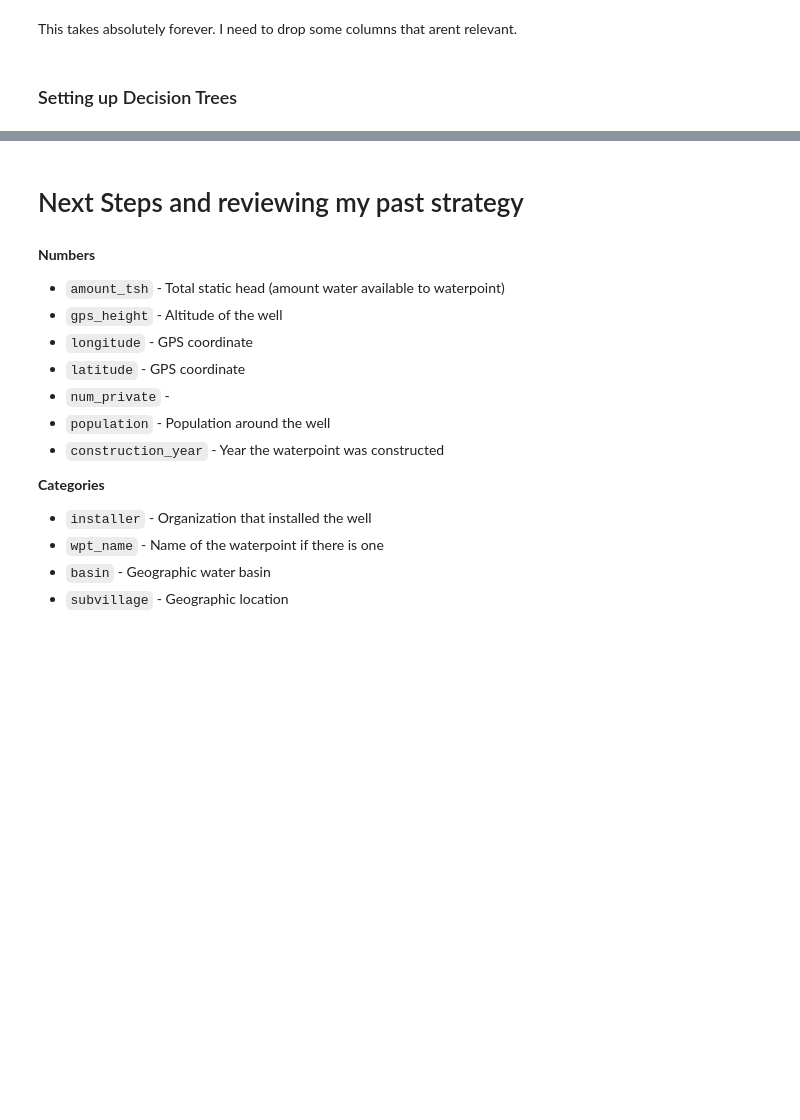
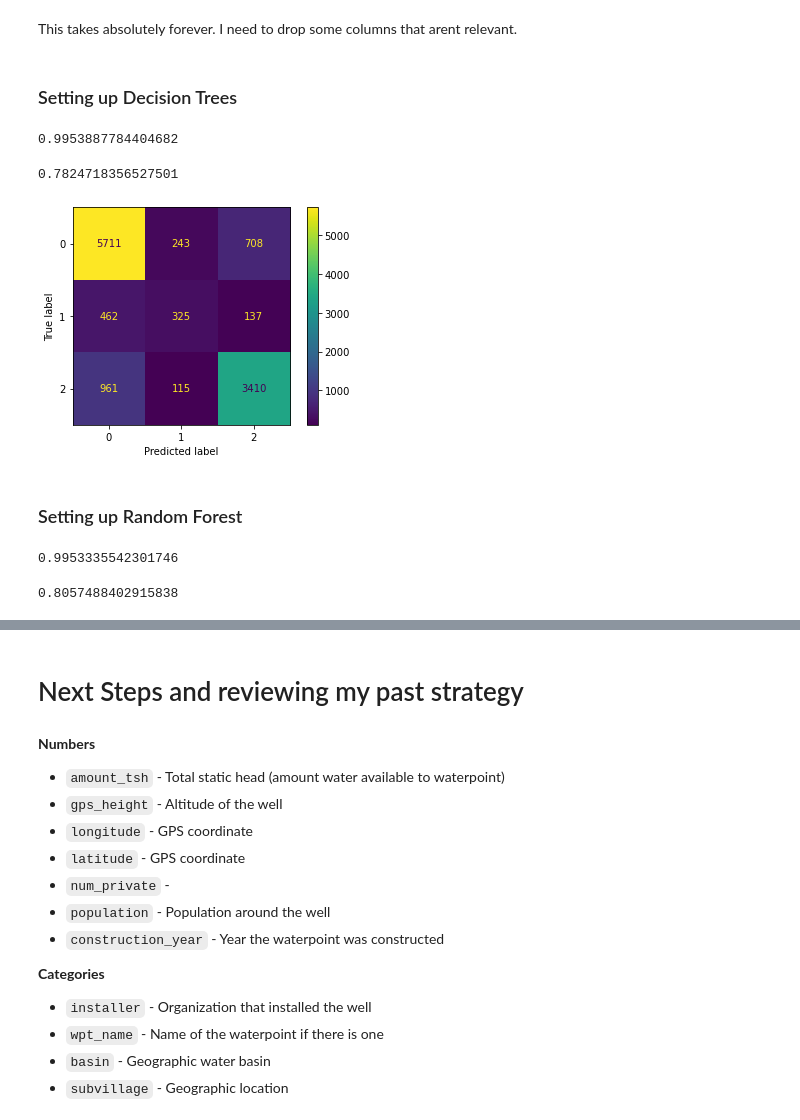
Before and after one commit to mduncan23/Tanzanian-Water-Wells-Analysis, a Jupyter notebook: Water_well_project.ipynb, the cells around one changed output, grey strips where cells are left out. Saved outputs shown, nothing was run; the diff lists cells and outputs as text; code cells hidden in the pictures; blank space fills up the shorter version.

```diff
--- a/Water_well_project.ipynb
+++ b/Water_well_project.ipynb
@@ -792,3 +790,19 @@ knn_cats.score(X_test_cats_ohe, y_test_cats)
 This takes absolutely forever. I need to drop some columns that arent relevant.
 # %% [markdown]
 ### Setting up Decision Trees
+# %%
+dtc_cats = DecisionTreeClassifier(random_state=42).fit(X_train_cats_ohe, y_train_cats)
+# %%
+dtc_cats.score(X_train_cats_ohe, y_train_cats)
+# %% [output]
+0.9953887784404682
+# %%
+dtc_cats.score(X_test_cats_ohe, y_test_cats)
+# %% [output]
+0.7824718356527501
+# %%
+plot_confusion_matrix(dtc_cats, X_test_cats_ohe, y_test_cats);
+# %% [output]
+[figure, added]
+# %% [markdown]
+### Setting up Random Forest
@@ -794,0 +811,8 @@ This takes absolutely forever. I need to drop some columns that arent relevant.
+# %%
+rf_cats.score(X_train_cats_ohe, y_train_cats)
+# %% [output]
+0.9953335542301746
+# %%
+rf_cats.score(X_test_cats_ohe, y_test_cats)
+# %% [output]
+0.8057488402915838
```
Also changed, not shown: parts of 41 cells of this notebook, 1 other file.
